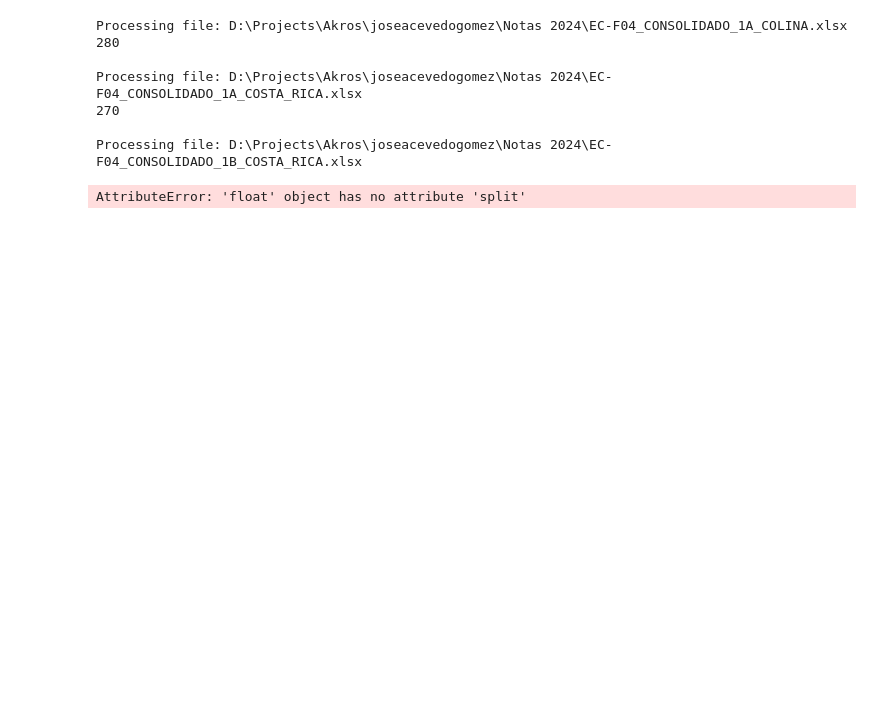
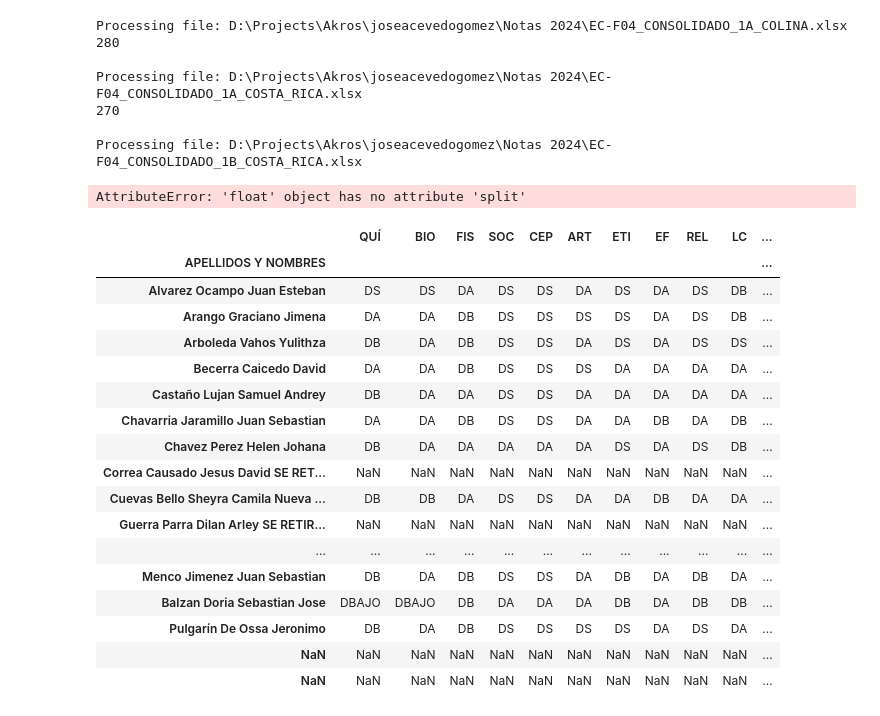
Before and after one commit to Vexta86/sql-migration-jose-a, a Jupyter notebook: FirstAttemptFor2022.ipynb, the cells around one changed output. Cells and saved outputs as stored; diff of their text form; code cells hidden in the pictures; blank space fills up the shorter version.

```diff
--- a/FirstAttemptFor2022.ipynb
+++ b/FirstAttemptFor2022.ipynb
@@ -170,3 +181,39 @@ Processing file: D:\Projects\Akros\joseacevedogomez\Notas 2024\EC-F04_CONSOLIDAD
 
 Processing file: D:\Projects\Akros\joseacevedogomez\Notas 2024\EC-F04_CONSOLIDADO_1B_COSTA_RICA.xlsx
 AttributeError: 'float' object has no attribute 'split'
+# %%
+
+
+def process_workbook(route, quarter):
+    df = pd.read_excel(route, sheet_name=quarter)
+
+    df.columns = [str(col).strip() for col in df.iloc[8].tolist()]
+    df = df.iloc[9:, 2:]
+    df = df.loc[:, :'TP'].iloc[:, :-1]
+    df = df.set_index('APELLIDOS Y NOMBRES')
+
+    df = df.infer_objects()
+    original_df = df
+    # df = replace_notes(df)
+    return df
+
+process_workbook(example_route, 2)
+# %% [output]
+|  | QUÍ | BIO | FIS | SOC | CEP | ART | ETI | EF | REL | LC | ... |
+| APELLIDOS Y NOMBRES |  |  |  |  |  |  |  |  |  |  | ... |
+| Alvarez Ocampo Juan Esteban | DS | DS | DA | DS | DS | DA | DS | DA | DS | DB | ... |
+| Arango Graciano Jimena | DA | DA | DB | DS | DS | DS | DS | DA | DS | DB | ... |
+| Arboleda Vahos Yulithza | DB | DA | DB | DS | DS | DA | DS | DA | DS | DS | ... |
+| Becerra Caicedo David | DA | DA | DB | DS | DS | DS | DA | DA | DA | DA | ... |
+| Castaño Lujan Samuel Andrey | DB | DA | DA | DS | DS | DA | DA | DA | DA | DA | ... |
+| Chavarria Jaramillo Juan Sebastian | DA | DA | DB | DS | DS | DA | DA | DB | DA | DB | ... |
+| Chavez Perez Helen Johana | DB | DA | DA | DA | DA | DA | DS | DA | DS | DB | ... |
+| Correa Causado Jesus David SE RET... | NaN | NaN | NaN | NaN | NaN | NaN | NaN | NaN | NaN | NaN | ... |
+| Cuevas Bello Sheyra Camila Nueva ... | DB | DB | DA | DS | DS | DA | DA | DB | DA | DA | ... |
+| Guerra Parra Dilan Arley SE RETIR... | NaN | NaN | NaN | NaN | NaN | NaN | NaN | NaN | NaN | NaN | ... |
+| ... | ... | ... | ... | ... | ... | ... | ... | ... | ... | ... | ... |
+| Menco Jimenez Juan Sebastian | DB | DA | DB | DS | DS | DA | DB | DA | DB | DA | ... |
+| Balzan Doria Sebastian Jose | DBAJO | DBAJO | DB | DA | DA | DA | DB | DA | DB | DB | ... |
+| Pulgarín De Ossa Jeronimo | DB | DA | DB | DS | DS | DS | DS | DA | DS | DA | ... |
+| NaN | NaN | NaN | NaN | NaN | NaN | NaN | NaN | NaN | NaN | NaN | ... |
+| NaN | NaN | NaN | NaN | NaN | NaN | NaN | NaN | NaN | NaN | NaN | ... |
```
Also changed, not shown: parts of 2 cells of this notebook, 3 other files.
